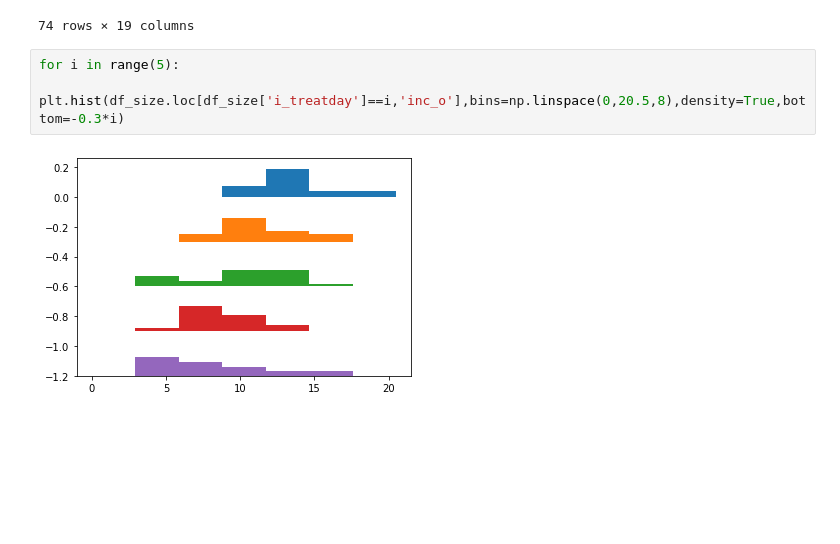
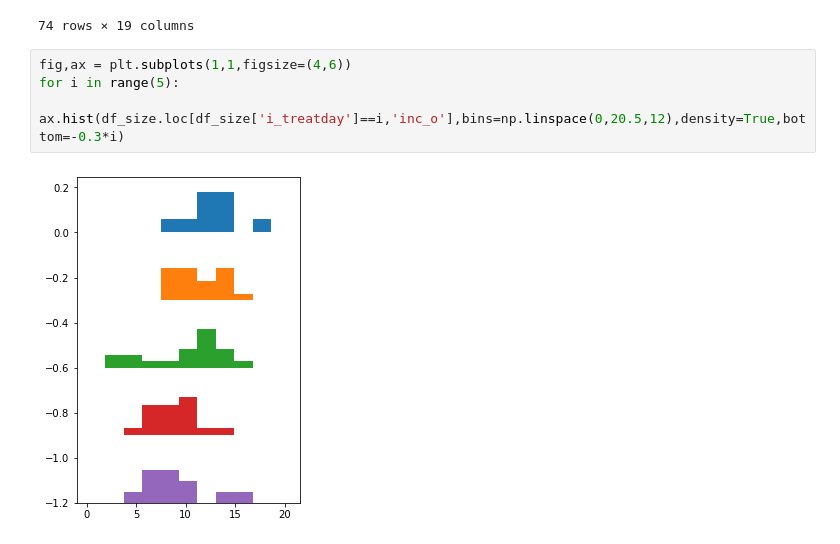
Before and after one commit to evenhuis/bee_quant, a Jupyter notebook: analysis/raw_data_summary.ipynb, the cells around one changed output. Drawn from its saved outputs; the diff is of its cells as text; blank space fills up the shorter version.

```diff
--- a/analysis/raw_data_summary.ipynb
+++ b/analysis/raw_data_summary.ipynb
@@ -159,7 +159,8 @@ df_size
 | 73.0 | banked | 10.0 | 4.0 | 5.0 | 4.0 | 7.0 | 402.875359 | 402.875359 | 230.859059 | 67.777731 | ... |
 74 rows × 19 columns
 # %%
+fig,ax = plt.subplots(1,1,figsize=(4,6))
 for i in range(5):
-    plt.hist(df_size.loc[df_size['i_treatday']==i,'inc_o'],bins=np.linspace(0,20.5,8),density=True,bottom=-0.3*i)
+    ax.hist(df_size.loc[df_size['i_treatday']==i,'inc_o'],bins=np.linspace(0,20.5,12),density=True,bottom=-0.3*i)
 # %% [output]
-[figure, old version]
+[figure, new version]
```
Also changed, not shown: 4 other files.
